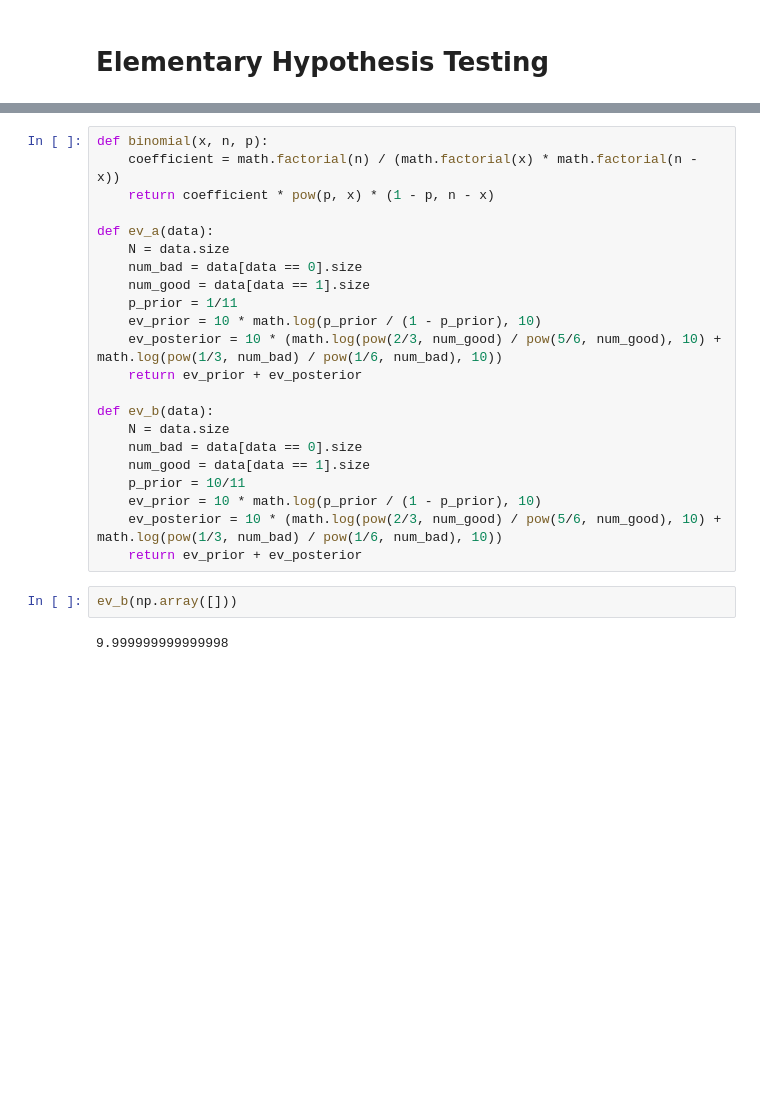
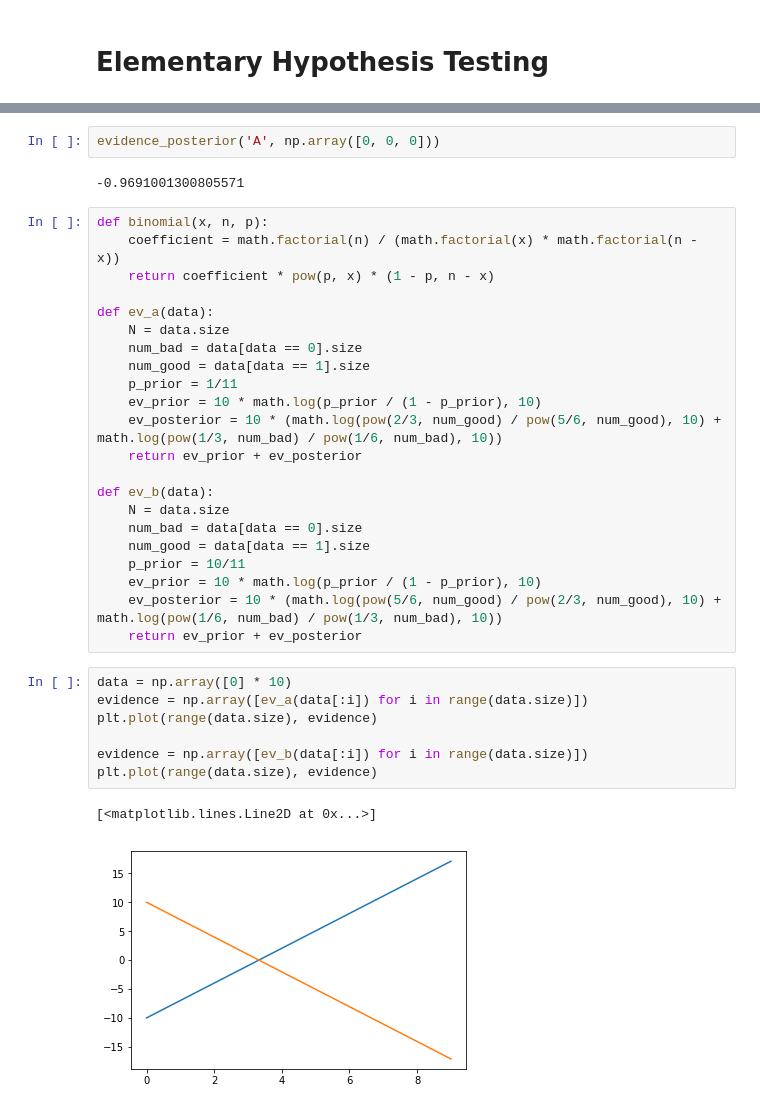
Before and after one commit to DavidGarfinkle/jaynes-probability, a Jupyter notebook: chapter_four/chapter_four.ipynb, the cells around one changed output, grey strips where cells are left out. Drawn from its saved outputs; the diff is of its cells as text; blank space fills up the shorter version.

```diff
--- a/chapter_four/chapter_four.ipynb
+++ b/chapter_four/chapter_four.ipynb
@@ -41,3 +76,7 @@ array(-2.39789527)
+# %%
+evidence_posterior('A', np.array([0, 0, 0]))
+# %% [output]
+-0.9691001300805571
 # %%
 def binomial(x, n, p):
     coefficient = math.factorial(n) / (math.factorial(x) * math.factorial(n - x))
@@ -58,9 +97,15 @@ def ev_b(data):
     num_good = data[data == 1].size
     p_prior = 10/11
     ev_prior = 10 * math.log(p_prior / (1 - p_prior), 10)
-    ev_posterior = 10 * (math.log(pow(2/3, num_good) / pow(5/6, num_good), 10) + math.log(pow(1/3, num_bad) / pow(1/6, num_bad), 10))
+    ev_posterior = 10 * (math.log(pow(5/6, num_good) / pow(2/3, num_good), 10) + math.log(pow(1/6, num_bad) / pow(1/3, num_bad), 10))
     return ev_prior + ev_posterior
-# %%
-ev_b(np.array([]))
-# %% [output]
-9.999999999999998
+# %%
+data = np.array([0] * 10)
+evidence = np.array([ev_a(data[:i]) for i in range(data.size)])
+plt.plot(range(data.size), evidence)
+
+evidence = np.array([ev_b(data[:i]) for i in range(data.size)])
+plt.plot(range(data.size), evidence)
+# %% [output]
+[<matplotlib.lines.Line2D at 0x...>]
+[figure, added]
```
Also changed, not shown: parts of 28 cells of this notebook, 2 other files.
